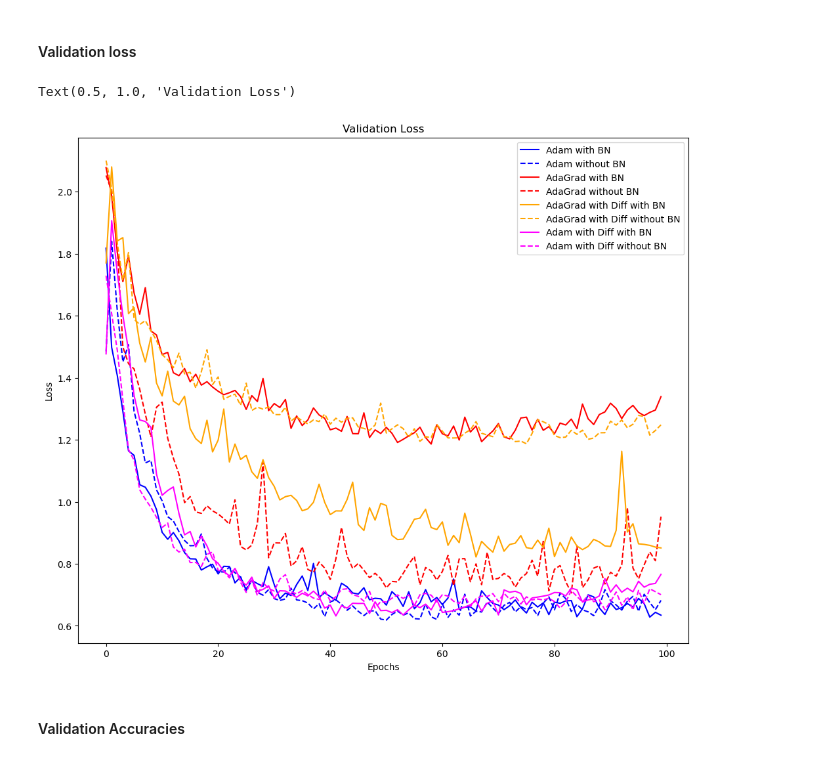
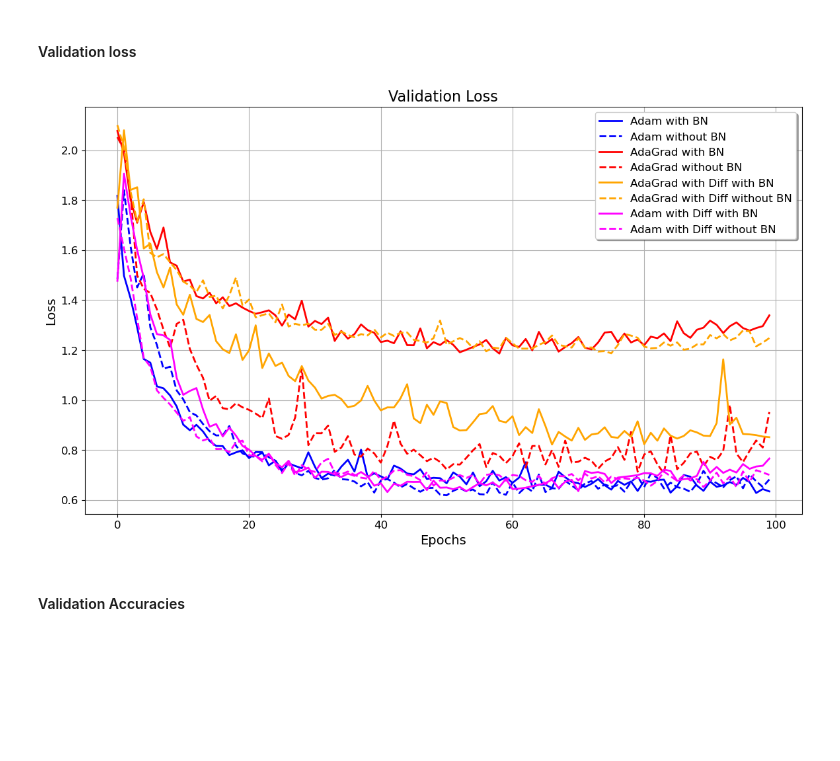
Before and after one commit to akansh12/OML-2024-AdaGrad-with-grad-difference, a Jupyter notebook: notebooks/CIFAR10-training.ipynb, the cells around one changed output. Saved outputs shown, nothing was run; the diff lists cells and outputs as text; code cells hidden in the pictures; blank space fills up the shorter version.

```diff
--- a/notebooks/CIFAR10-training.ipynb
+++ b/notebooks/CIFAR10-training.ipynb
@@ -311,26 +338,39 @@ val_loss_adagrad_w_diff_wo_bn = np.load("./results/resnet34_with_AdaGradWithDiff
 val_loss_adam_w_diff_w_bn = np.load("./results/resnet34_with_ADAMwithdiff_with_batch_norm_val_losses.npy")
 val_loss_adam_w_diff_wo_bn = np.load("./results/resnet34_with_ADAMwithdiff_without_batch_norm_val_losses.npy")
 # %%
-plt.figure(figsize=(12, 10))
-plt.plot(val_loss_adam_w_bn, label='Adam with BN', color=COLOR_adam)
-plt.plot(val_loss_adam_wo_bn, label='Adam without BN', color=COLOR_adam, linestyle='dashed')
+LINEWIDTH = 2
 
-plt.plot(val_loss_ada_w_bn, label='AdaGrad with BN', color=COLOR_ada)
-plt.plot(val_loss_ada_wo_bn, label='AdaGrad without BN', color=COLOR_ada, linestyle='dashed')
+plt.figure(figsize=(14, 8))
 
-plt.plot(val_loss_adagrad_w_diff_w_bn, label='AdaGrad with Diff with BN', color=COLOR_adadiff)
-plt.plot(val_loss_adagrad_w_diff_wo_bn, label='AdaGrad with Diff without BN', color=COLOR_adadiff, linestyle='dashed')
+# Plotting with improved styles
+plt.plot(val_loss_adam_w_bn, label='Adam with BN', color=COLOR_adam, linewidth=LINEWIDTH)
+plt.plot(val_loss_adam_wo_bn, label='Adam without BN', color=COLOR_adam, linestyle='dashed', linewidth=LINEWIDTH)
 
-plt.plot(val_loss_adam_w_diff_w_bn, label='Adam with Diff with BN', color=COLOR_adamdiff)
-plt.plot(val_loss_adam_w_diff_wo_bn, label='Adam with Diff without BN', color=COLOR_adamdiff, linestyle='dashed')
+plt.plot(val_loss_ada_w_bn, label='AdaGrad with BN', color=COLOR_ada, linewidth=LINEWIDTH)
+plt.plot(val_loss_ada_wo_bn, label='AdaGrad without BN', color=COLOR_ada, linestyle='dashed', linewidth=LINEWIDTH)
 
-plt.xlabel('Epochs')
-plt.ylabel('Loss')
-plt.legend()
-plt.title('Validation Loss')
+plt.plot(val_loss_adagrad_w_diff_w_bn, label='AdaGrad with Diff with BN', color=COLOR_adadiff, linewidth=LINEWIDTH)
+plt.plot(val_loss_adagrad_w_diff_wo_bn, label='AdaGrad with Diff without BN', color=COLOR_adadiff, linestyle='dashed', linewidth=LINEWIDTH)
+
+plt.plot(val_loss_adam_w_diff_w_bn, label='Adam with Diff with BN', color=COLOR_adamdiff, linewidth=LINEWIDTH)
+plt.plot(val_loss_adam_w_diff_wo_bn, label='Adam with Diff without BN', color=COLOR_adamdiff, linestyle='dashed', linewidth=LINEWIDTH)
+
+# Adding grid, labels, and title
+plt.xlabel('Epochs', fontsize=14)
+plt.ylabel('Loss', fontsize=14)
+plt.title('Validation Loss', fontsize=16)
+plt.grid(True)
+
+# Improving legend
+plt.legend(loc='best', fontsize=12, frameon=True, shadow=True)
+
+# Adding tick parameters
+plt.xticks(fontsize=12)
+plt.yticks(fontsize=12)
+
+plt.savefig('./figures/val-losses.png', bbox_inches='tight')
 # %% [output]
-Text(0.5, 1.0, 'Validation Loss')
-[figure, old version]
+[figure, new version]
 # %% [markdown]
 #### Validation Accuracies
 # %%
```
Also changed, not shown: parts of 7 cells of this notebook, 5 other files.
